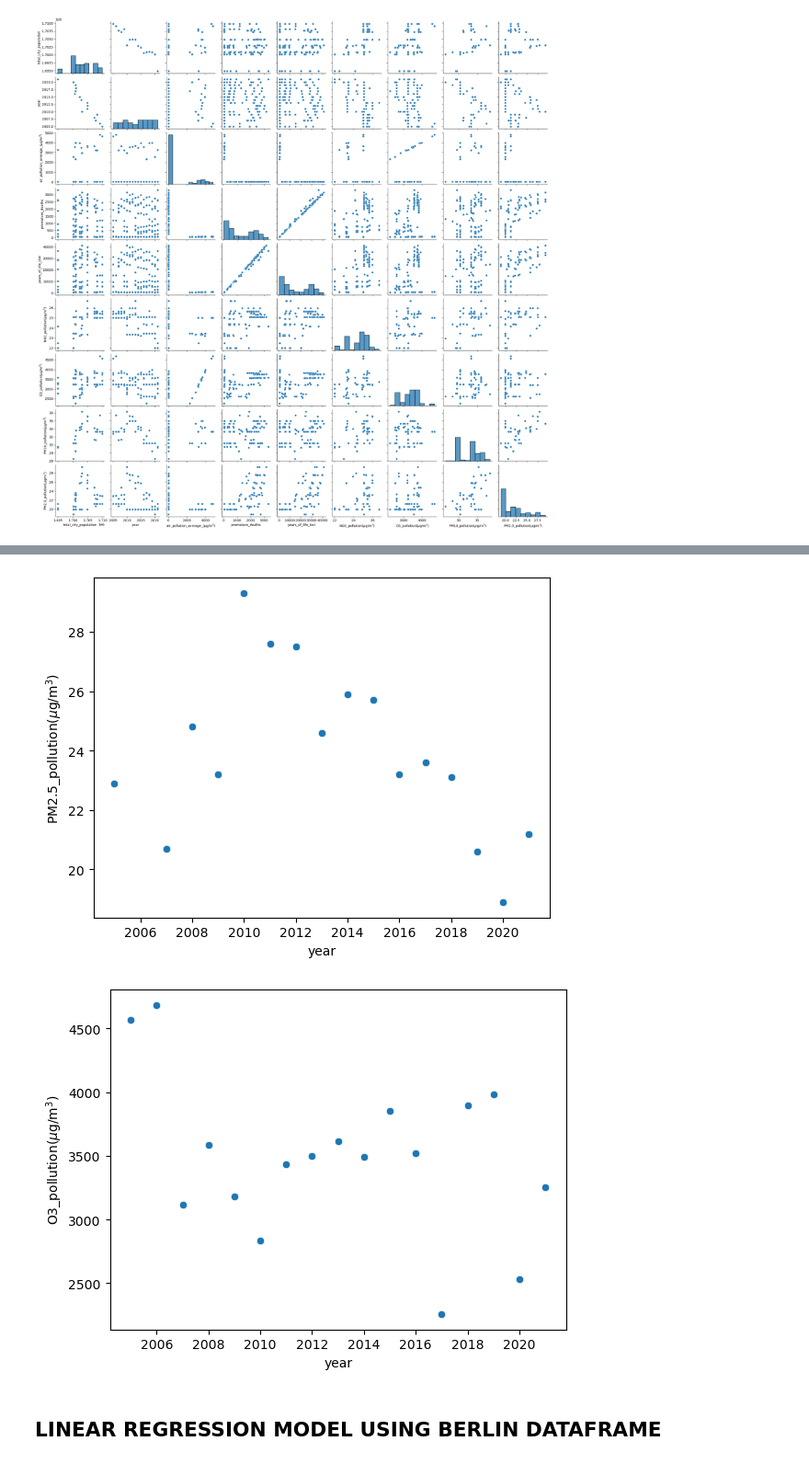
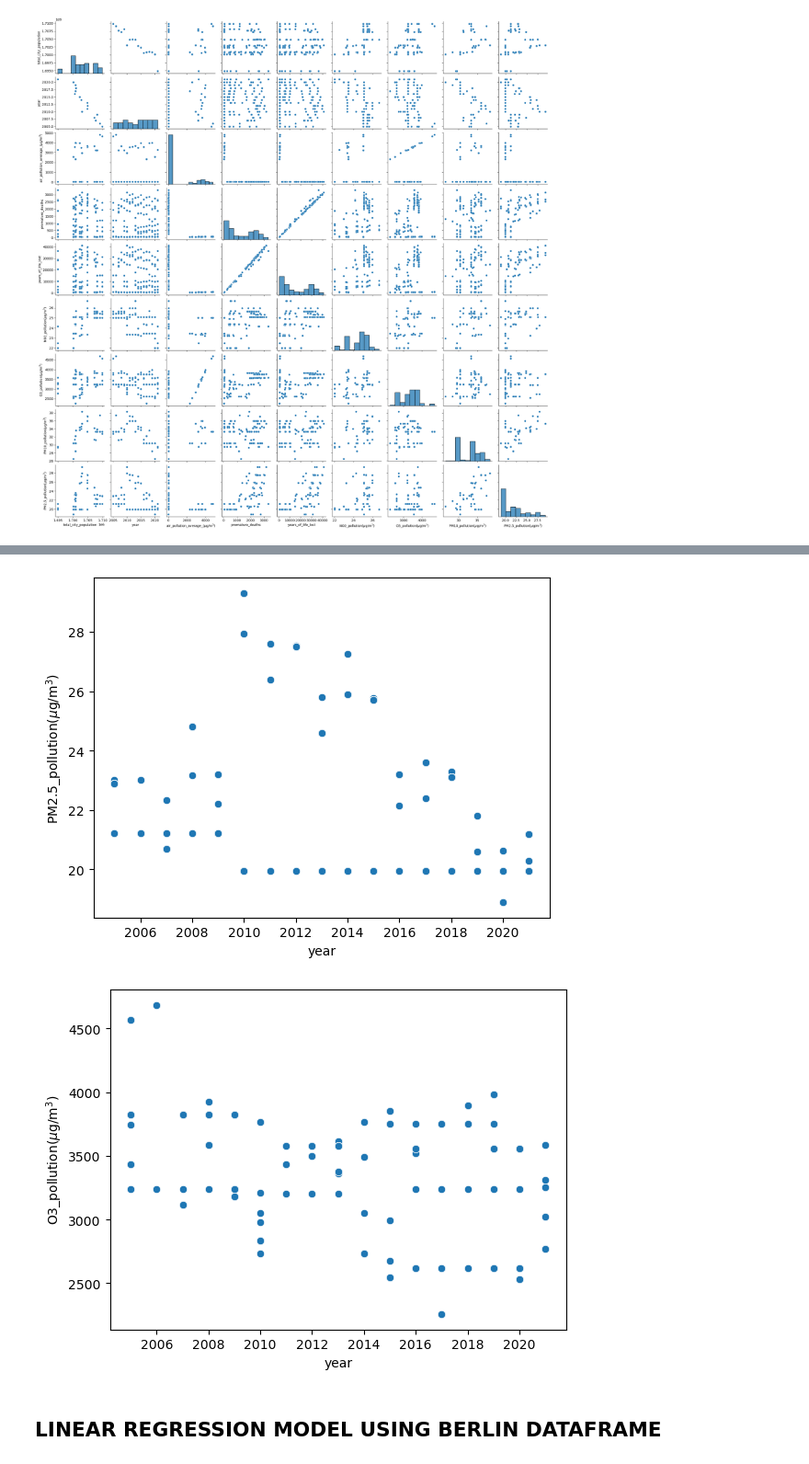
Before and after one commit to katchuli/PROJECT-Low-Emission-Zone-, a Jupyter notebook: files_for_the_project/Project_LOW_EMISSIONS_ZONE.ipynb, the cells around one changed output, grey strips where cells are left out. Shown at 92% size. Saved outputs shown, nothing was run; the diff lists cells and outputs as text; code cells hidden in the pictures.

```diff
--- a/files_for_the_project/Project_LOW_EMISSIONS_ZONE.ipynb
+++ b/files_for_the_project/Project_LOW_EMISSIONS_ZONE.ipynb
@@ -527,13 +523,13 @@ plt.show()
 # %%
-sns.scatterplot(x=dfw_numerical_cleaned['year'], y=dfw_cleaned['PM2.5_pollution($\\mu$g/m$^3$)'])
+sns.scatterplot(x=dfw_numerical_cleaned['year'], y=dfw_numerical_cleaned['PM2.5_pollution($\\mu$g/m$^3$)'])
 plt.show()
 # %% [output]
-[figure, old version]
+[figure, new version]
 # %%
-sns.scatterplot(x=dfw_numerical_cleaned['year'], y=dfw['O3_pollution($\\mu$g/m$^3$)'])
+sns.scatterplot(x=dfw_numerical_cleaned['year'], y=dfw_numerical_cleaned['O3_pollution($\\mu$g/m$^3$)'])
 plt.show()
 # %% [output]
-[figure, old version]
+[figure, new version]
 # %% [markdown]
 ## LINEAR REGRESSION MODEL USING BERLIN DATAFRAME
 # %%
```
Also changed, not shown: parts of 22 cells of this notebook.
